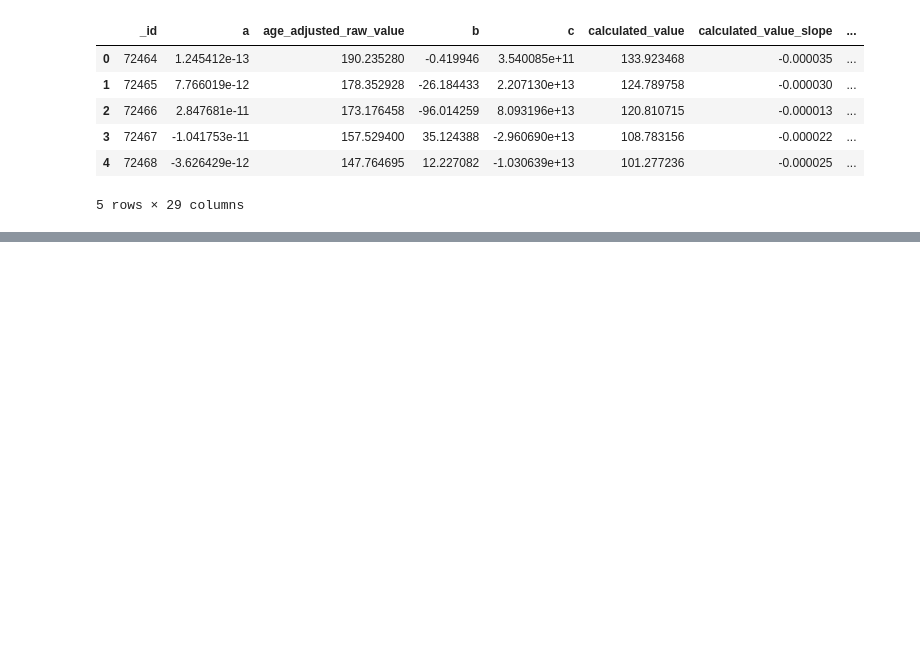
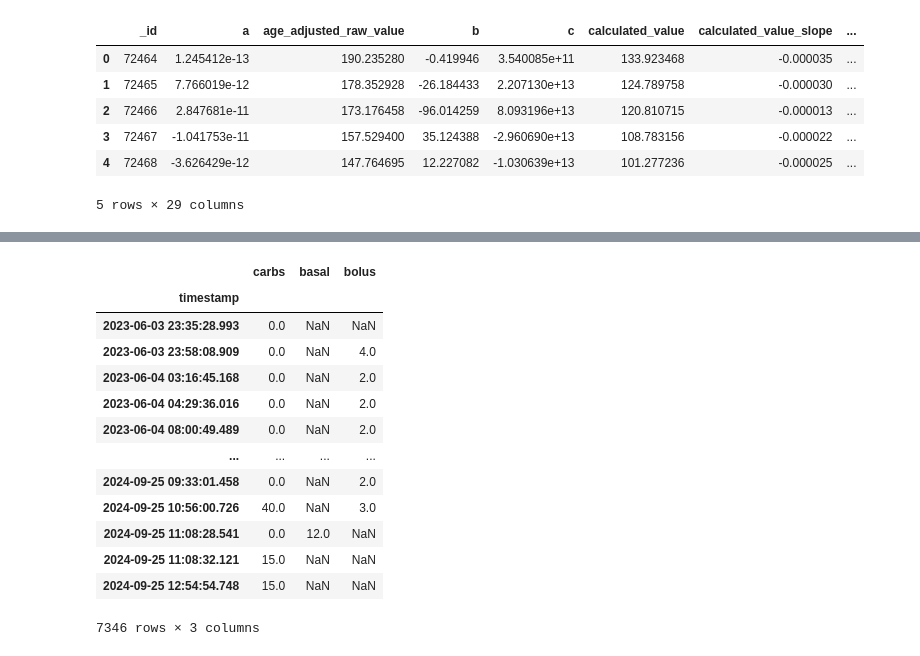
Before and after one commit to Warren8824/simple-glucose-analysis, a Jupyter notebook: preprocess_libre_data.ipynb, the cells around one changed output, grey strips where cells are left out. Drawn from its saved outputs; the diff is of its cells as text; code cells hidden in the pictures; blank space fills up the shorter version.

```diff
--- a/preprocess_libre_data.ipynb
+++ b/preprocess_libre_data.ipynb
@@ -50,0 +64,16 @@ treatments_df.head()
+# %%
+# Create two new columns 'bolus' and 'basal', initializing with NaN values
+treatments_df['bolus'] = float('nan')
+treatments_df['basal'] = float('nan')
+
+# Filter rows where insulin > 0
+insulin_positive = treatments_df['insulin'] > 0
+
+# For rows where 'insulin' > 0 and 'insulinJSON' contains "Levemir", assign to 'basal'
+treatments_df.loc[insulin_positive & treatments_df['insulinJSON'].str.contains("Levemir", na=False), 'basal'] = treatments_df['insulin']
+
+# For rows where 'insulin' > 0 and 'insulinJSON' does NOT contain "Levemir", assign to 'bolus'
+treatments_df.loc[insulin_positive & ~treatments_df['insulinJSON'].str.contains("Levemir", na=False), 'bolus'] = treatments_df['insulin']
+
+# Display the updated DataFrame to check the result
+print(treatments_df[['insulin', 'insulinJSON', 'bolus', 'basal']])
@@ -50,0 +146,17 @@ treatments_df.head()
+# %%
+treatments_df
+# %% [output]
+|  | carbs | basal | bolus |
+| timestamp |  |  |  |
+| 2023-06-03 23:35:28.993 | 0.0 | NaN | NaN |
+| 2023-06-03 23:58:08.909 | 0.0 | NaN | 4.0 |
+| 2023-06-04 03:16:45.168 | 0.0 | NaN | 2.0 |
+| 2023-06-04 04:29:36.016 | 0.0 | NaN | 2.0 |
+| 2023-06-04 08:00:49.489 | 0.0 | NaN | 2.0 |
+| ... | ... | ... | ... |
+| 2024-09-25 09:33:01.458 | 0.0 | NaN | 2.0 |
+| 2024-09-25 10:56:00.726 | 40.0 | NaN | 3.0 |
+| 2024-09-25 11:08:28.541 | 0.0 | 12.0 | NaN |
+| 2024-09-25 11:08:32.121 | 15.0 | NaN | NaN |
+| 2024-09-25 12:54:54.748 | 15.0 | NaN | NaN |
+7346 rows × 3 columns
```
Also changed, not shown: parts of 28 cells of this notebook.
